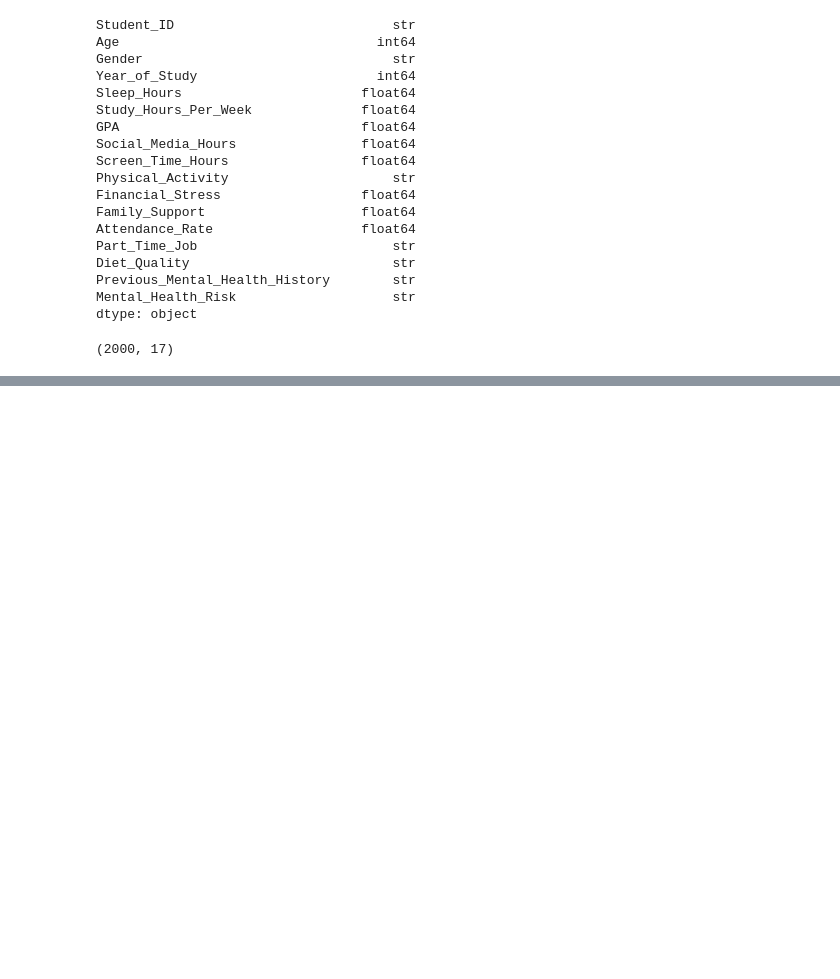
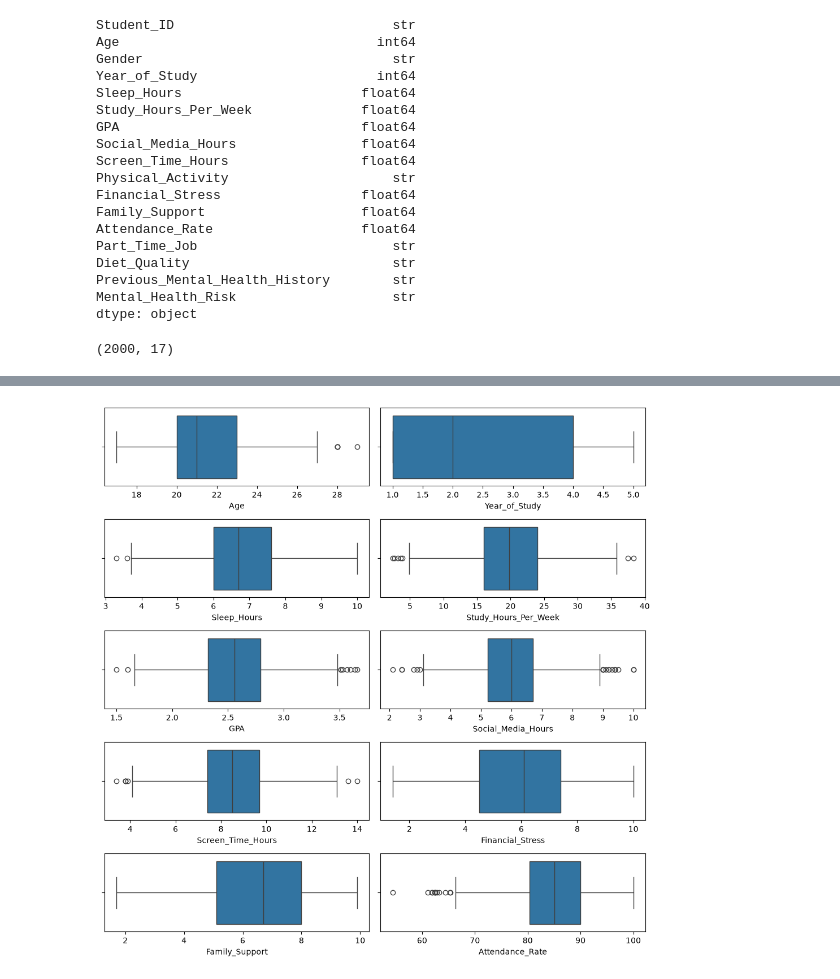
Before and after one commit to kuroi-hime/Pr-diction-du-risque-de-sant-mentale-chez-les-tudiants, a Jupyter notebook: notebooks/01_Data_loading_&_EDA.ipynb, the cells around one changed output, grey strips where cells are left out. Saved outputs shown, nothing was run; the diff lists cells and outputs as text; code cells hidden in the pictures; blank space fills up the shorter version.

Commit message:
feat: validation des données
-Vérification des valeurs manquantes.

-Vérification des doublons.

-Vérification des valeurs incohérentes.

-Vérification des valeurs aberrantes.

```diff
--- a/notebooks/01_Data_loading_&_EDA.ipynb
+++ b/notebooks/01_Data_loading_&_EDA.ipynb
@@ -53,0 +197,10 @@ data.shape
+# %%
+# Séparation des colonnes en numérique et catégorique
+num_cols = X.select_dtypes(include="number").columns.to_list()
+cat_cols = X.select_dtypes(include="str").columns.to_list()
+# %%
+# Vérifier limites
+for col in num_cols:
+    print(col,":")
+    print("\tmin :", np.min(data[col]))
+    print("\tmax :", np.max(data[col]))
@@ -53,0 +225,5 @@ data.shape
+# %%
+# Chercher valeurs invalides
+for col in cat_cols:
+    print(col,":")
+    print(f"\tvaleurs uniques :{np.unique(X[col].fillna(""))}")
@@ -53,0 +407,12 @@ data.shape
+# %%
+cols = [
+        "Sleep_Hours",
+        "Study_Hours_Per_Week",
+        "Screen_Time_Hours"
+]
+
+X.loc[[650, 1497, 1550],cols] = (
+    X.loc[[650, 1497, 1550],cols]
+    .apply(lambda col:col.astype(int).astype(float))
+)
+X.loc[[650, 1497, 1550],cols]
@@ -53,0 +546,16 @@ data.shape
+# %%
+# Vérification des valeurs aberrantes
+fig, axes = plt.subplots(5, 2, figsize=(10,10))
+for i, col in enumerate(num_cols):
+    sn.boxplot(
+        data=X[[col]],
+        x=col,
+        meanline=True,
+        orientation="horizontal",
+        ax=axes[i//2, i%2],
+    )
+
+plt.tight_layout()
+plt.show()
+# %% [output]
+[figure, added]
```
Also changed, not shown: parts of 42 cells of this notebook.
